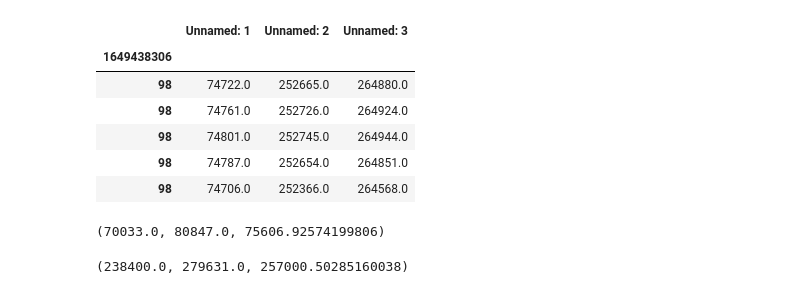
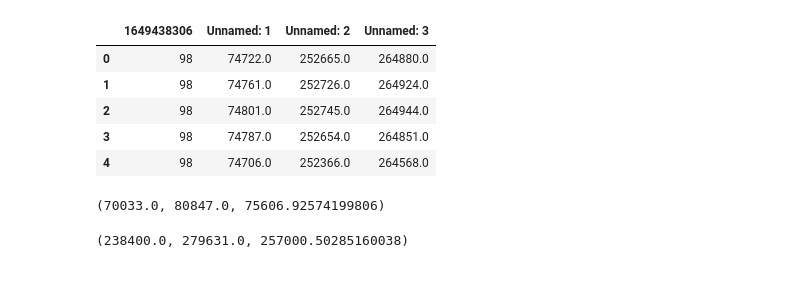
Before and after one commit to SenuraHansaja/H-IoT-Golob-Rice-Compression-Automation, a Jupyter notebook: PPG data/PPG_plots.ipynb, the cells around one changed output. Cells and saved outputs as stored; diff of their text form; code cells hidden in the pictures.

```diff
--- a/PPG data/PPG_plots.ipynb
+++ b/PPG data/PPG_plots.ipynb
@@ -7,19 +9,18 @@ import pandas as pd
 # %%
 '''
 each column represent the one light source in the ppg sensor
 sampling rate is 24 samples per second which is ideal as the ppg relies between 0.5 and 5hz
 '''
 
-data = pd.read_csv('0000.csv', index_col= '1649438306')
+data = pd.read_csv('0000.csv')
 data.head()
 # %% [output]
-|  | Unnamed: 1 | Unnamed: 2 | Unnamed: 3 |
-| 1649438306 |  |  |  |
-| 98 | 74722.0 | 252665.0 | 264880.0 |
-| 98 | 74761.0 | 252726.0 | 264924.0 |
-| 98 | 74801.0 | 252745.0 | 264944.0 |
-| 98 | 74787.0 | 252654.0 | 264851.0 |
-| 98 | 74706.0 | 252366.0 | 264568.0 |
+|  | 1649438306 | Unnamed: 1 | Unnamed: 2 | Unnamed: 3 |
+| 0 | 98 | 74722.0 | 252665.0 | 264880.0 |
+| 1 | 98 | 74761.0 | 252726.0 | 264924.0 |
+| 2 | 98 | 74801.0 | 252745.0 | 264944.0 |
+| 3 | 98 | 74787.0 | 252654.0 | 264851.0 |
+| 4 | 98 | 74706.0 | 252366.0 | 264568.0 |
 # %%
 data['Unnamed: 1'].min(), data['Unnamed: 1'].max(), data['Unnamed: 1'].mean()
 # %% [output]
```
Also changed, not shown: parts of 10 cells of this notebook, 2 other files.
